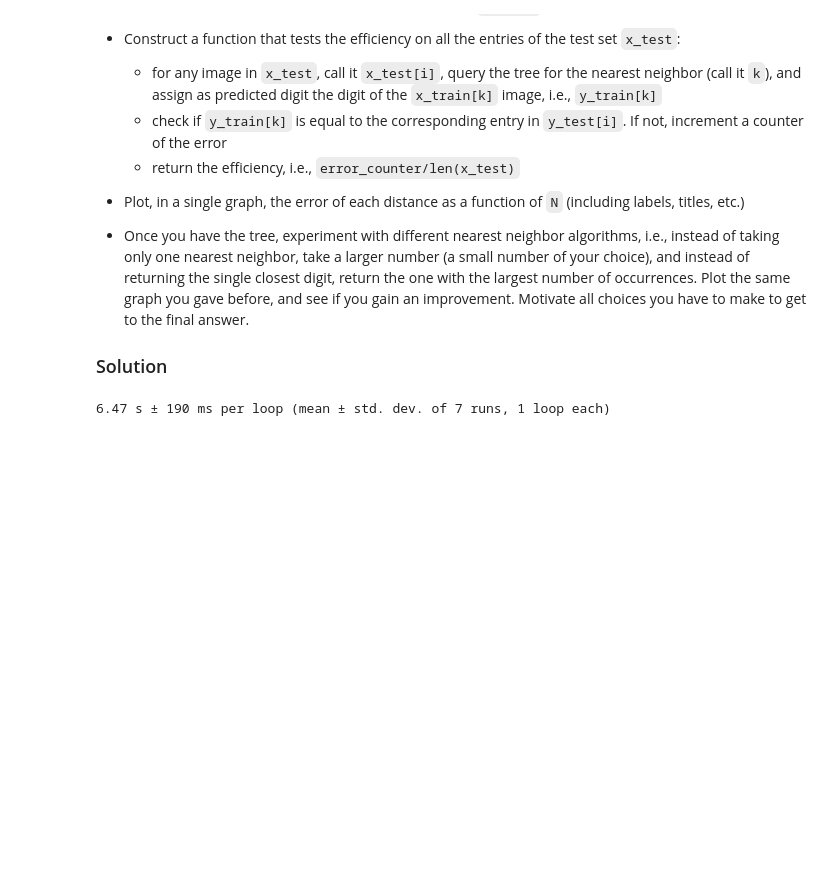
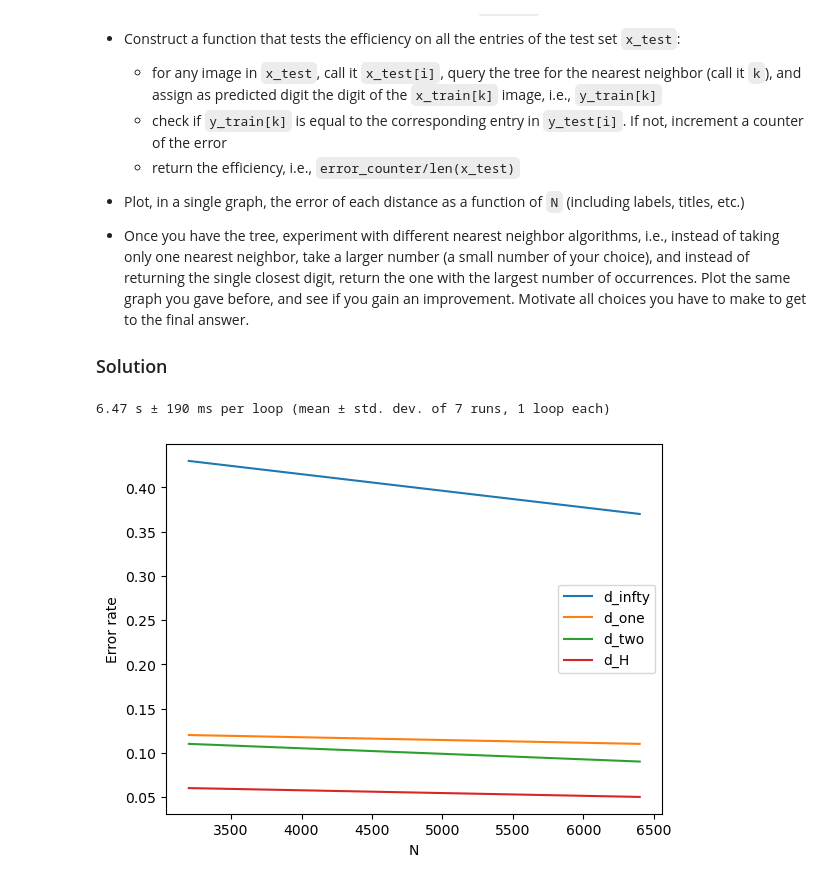
Before and after one commit to octodoge/dssc-num, a Jupyter notebook: final_project.ipynb, the cells around one changed output. Saved outputs shown, nothing was run; the diff lists cells and outputs as text; code cells hidden in the pictures; blank space fills up the shorter version.

```diff
--- a/final_project.ipynb
+++ b/final_project.ipynb
@@ -270,13 +270,25 @@ trees['d_H'] = {N: get_tree('d_H', x_train_renorm[:N]) for N in [3200, 6400]}
 #precompute renormalized images
 x_test_renorm = x_test/integrate(x_test).reshape(len(x_test), 1, 1)
 
-def test_efficiency(tree, n_samples=len(x_test)):
+def test_efficiency(tree, n_samples=100): #n_samples for slow hardware
     X = x_test_renorm[:n_samples] if tree in trees['d_H'].values() else x_test[:n_samples]
     _, k = tree.query(X.reshape(n_samples, 784))
     error_counter = np.sum(y_train[k.reshape(n_samples)] != y_test[:n_samples])
     return error_counter/n_samples
 
 #time it
-%timeit -n1 test_efficiency(trees['d_infty'][3200], n_samples=100) #would take len(x_test)/n_samples longer on all samples
+%timeit -n1 test_efficiency(trees['d_infty'][3200]) #would take len(x_test)/n_samples longer on all samples
 # %% [output]
 6.47 s ± 190 ms per loop (mean ± std. dev. of 7 runs, 1 loop each)
+# %%
+#compute efficiencies
+efficiencies = {name: {N: test_efficiency(tree) for N, tree in trees_.items()} for name, trees_ in trees.items()}
+
+#plot
+for name, errors in efficiencies.items():
+    plt.plot(errors.keys(), errors.values(), label=name)
+plt.xlabel('N')
+plt.ylabel('Error rate')
+_ = plt.legend()
+# %% [output]
+[figure, added]
```
Also changed, not shown: parts of 2 cells of this notebook.
